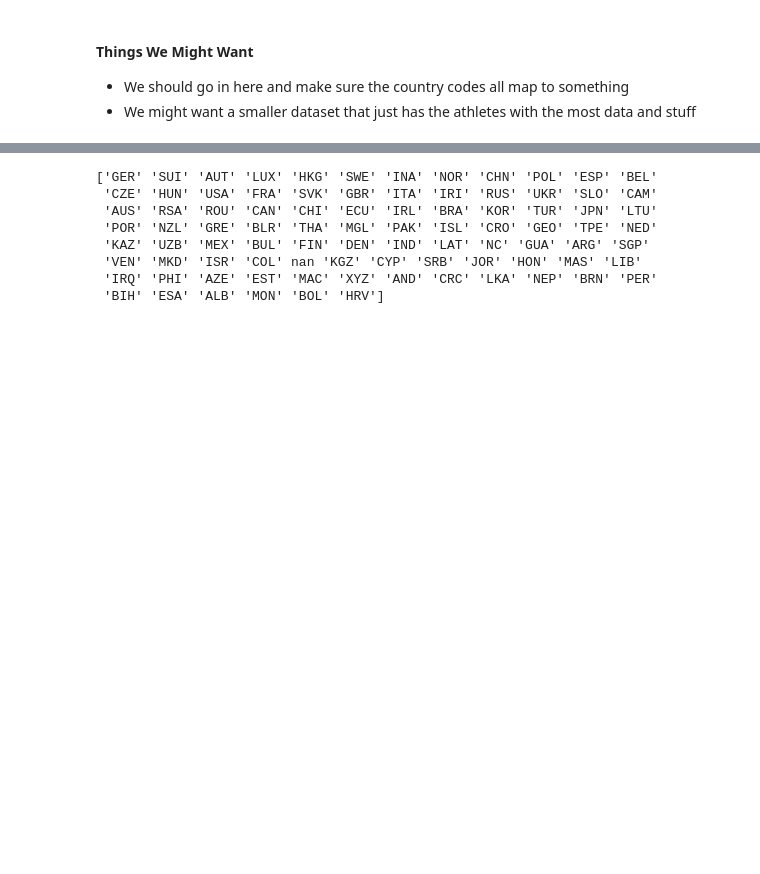
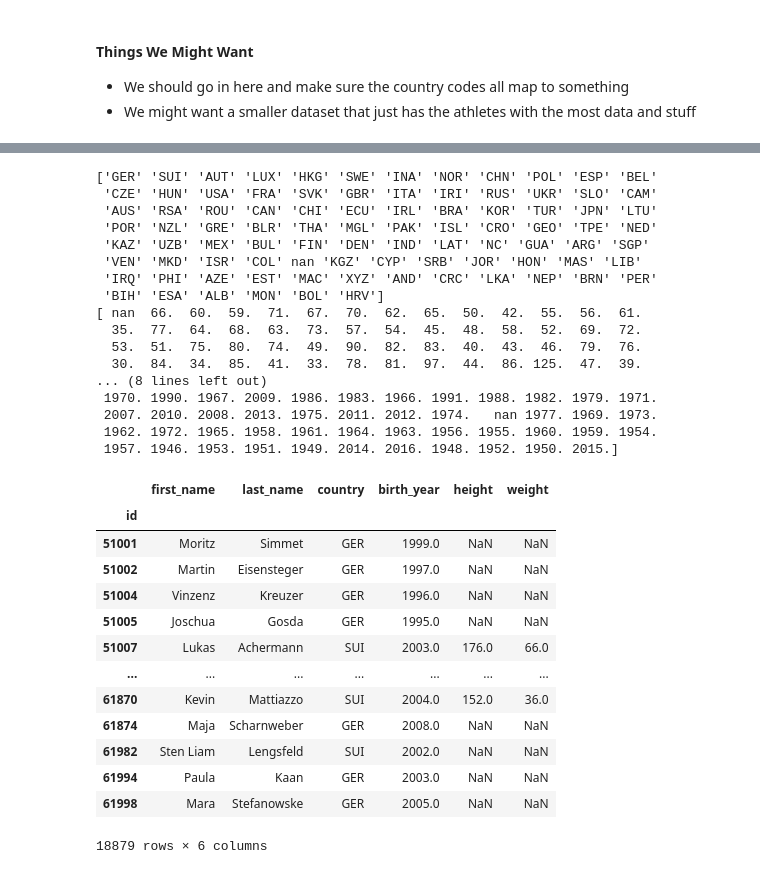
Before and after one commit to eabrouwer3/operation-whirling-dervish, a Jupyter notebook: cleaning/data_cleaning.ipynb, the cells around one changed output, grey strips where cells are left out. Drawn from its saved outputs; the diff is of its cells as text; code cells hidden in the pictures; blank space fills up the shorter version.

```diff
--- a/cleaning/data_cleaning.ipynb
+++ b/cleaning/data_cleaning.ipynb
@@ -47,30 +63,55 @@ clean_rankings = clean_rankings.drop(0)
 # %%
 athletes = load_athlete_df()
 clean_athletes = athletes.set_index('id')
 clean_athletes = clean_athletes.drop(columns='age')
 
 bad_ages_mask = ~clean_athletes['birth_year'].isin(np.arange(1990-80, 2020-3))
 bad_ages = clean_athletes[bad_ages_mask]['birth_year'].unique()
-# print(bad_ages)
 bad_ages = bad_ages[1:] # Take the nan out
-# print(bad_ages)
 clean_athletes.loc[clean_athletes['birth_year'].isin(bad_ages)] = np.nan
 
 clean_athletes['height'] = clean_athletes['height'].str.slice(0,-3)
 clean_athletes['height'] = clean_athletes['height'].astype(float)
 clean_athletes.loc[clean_athletes['height'] < 100] = np.nan
 
 clean_athletes['weight'] = clean_athletes['weight'].str.slice(0,-2)
 clean_athletes['weight'] = clean_athletes['weight'].astype(float)
 clean_athletes.loc[clean_athletes['weight'] < 20] = np.nan
 
 print(clean_athletes['country'].unique())
+print(clean_athletes['weight'].unique())
+print(clean_athletes['height'].unique())
+print(clean_athletes['birth_year'].unique())
+clean_athletes
 # %% [output]
 ['GER' 'SUI' 'AUT' 'LUX' 'HKG' 'SWE' 'INA' 'NOR' 'CHN' 'POL' 'ESP' 'BEL'
  'CZE' 'HUN' 'USA' 'FRA' 'SVK' 'GBR' 'ITA' 'IRI' 'RUS' 'UKR' 'SLO' 'CAM'
  'AUS' 'RSA' 'ROU' 'CAN' 'CHI' 'ECU' 'IRL' 'BRA' 'KOR' 'TUR' 'JPN' 'LTU'
  'POR' 'NZL' 'GRE' 'BLR' 'THA' 'MGL' 'PAK' 'ISL' 'CRO' 'GEO' 'TPE' 'NED'
  'KAZ' 'UZB' 'MEX' 'BUL' 'FIN' 'DEN' 'IND' 'LAT' 'NC' 'GUA' 'ARG' 'SGP'
  'VEN' 'MKD' 'ISR' 'COL' nan 'KGZ' 'CYP' 'SRB' 'JOR' 'HON' 'MAS' 'LIB'
  'IRQ' 'PHI' 'AZE' 'EST' 'MAC' 'XYZ' 'AND' 'CRC' 'LKA' 'NEP' 'BRN' 'PER'
  'BIH' 'ESA' 'ALB' 'MON' 'BOL' 'HRV']
+[ nan  66.  60.  59.  71.  67.  70.  62.  65.  50.  42.  55.  56.  61.
+  35.  77.  64.  68.  63.  73.  57.  54.  45.  48.  58.  52.  69.  72.
+  53.  51.  75.  80.  74.  49.  90.  82.  83.  40.  43.  46.  79.  76.
+  30.  84.  34.  85.  41.  33.  78.  81.  97.  44.  86. 125.  47.  39.
+... (8 lines left out)
+ 1970. 1990. 1967. 2009. 1986. 1983. 1966. 1991. 1988. 1982. 1979. 1971.
+ 2007. 2010. 2008. 2013. 1975. 2011. 2012. 1974.   nan 1977. 1969. 1973.
+ 1962. 1972. 1965. 1958. 1961. 1964. 1963. 1956. 1955. 1960. 1959. 1954.
+ 1957. 1946. 1953. 1951. 1949. 2014. 2016. 1948. 1952. 1950. 2015.]
+|  | first_name | last_name | country | birth_year | height | weight |
+| id |  |  |  |  |  |  |
+| 51001 | Moritz | Simmet | GER | 1999.0 | NaN | NaN |
+| 51002 | Martin | Eisensteger | GER | 1997.0 | NaN | NaN |
+| 51004 | Vinzenz | Kreuzer | GER | 1996.0 | NaN | NaN |
+| 51005 | Joschua | Gosda | GER | 1995.0 | NaN | NaN |
+| 51007 | Lukas | Achermann | SUI | 2003.0 | 176.0 | 66.0 |
+| ... | ... | ... | ... | ... | ... | ... |
+| 61870 | Kevin | Mattiazzo | SUI | 2004.0 | 152.0 | 36.0 |
+| 61874 | Maja | Scharnweber | GER | 2008.0 | NaN | NaN |
+| 61982 | Sten Liam | Lengsfeld | SUI | 2002.0 | NaN | NaN |
+| 61994 | Paula | Kaan | GER | 2003.0 | NaN | NaN |
+| 61998 | Mara | Stefanowske | GER | 2005.0 | NaN | NaN |
+18879 rows × 6 columns
```
Also changed, not shown: parts of 7 cells of this notebook, 1 other file.
